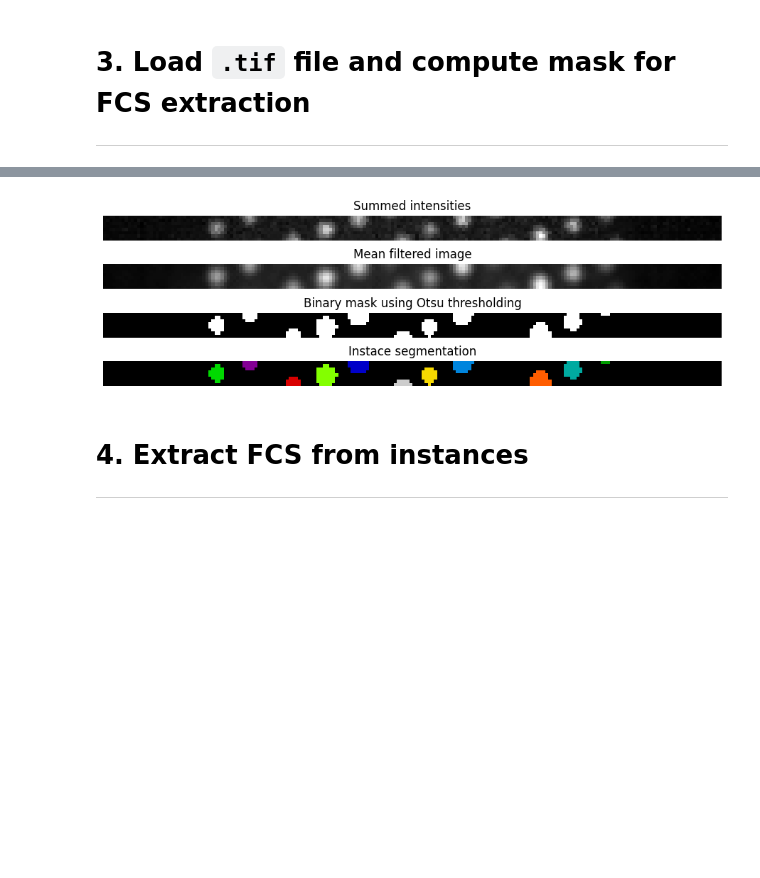
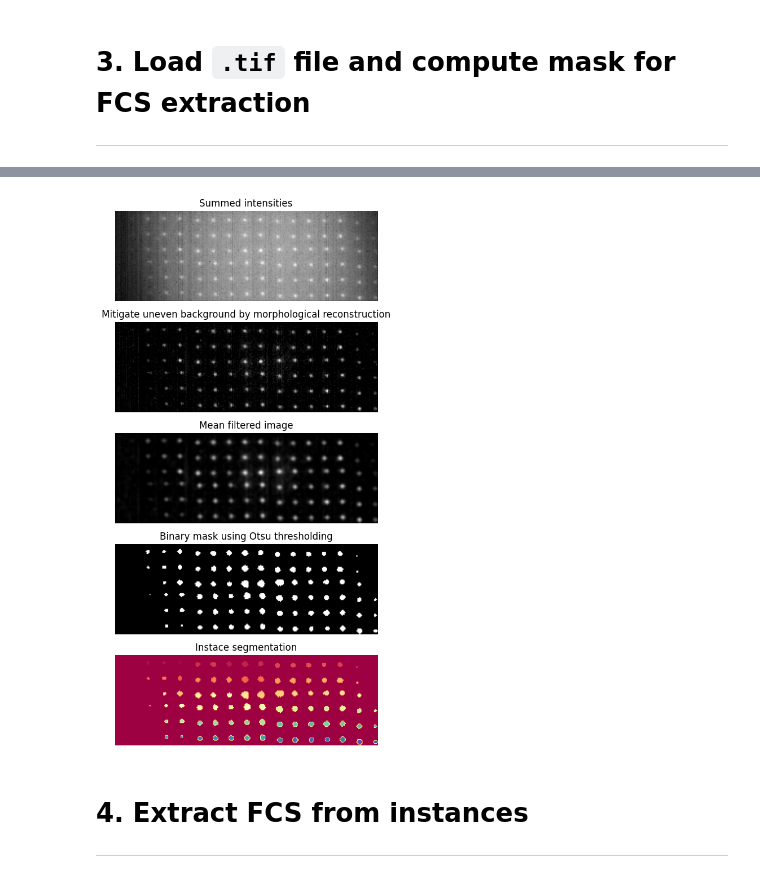
Before and after one commit to aseltmann/colabs-for-fcs, a Jupyter notebook: notebooks/Extract_FCS_from_widefield_camera.ipynb, the cells around one changed output, grey strips where cells are left out. Drawn from its saved outputs; the diff is of its cells as text; code cells hidden in the pictures; blank space fills up the shorter version.

Commit message:
Add morphological reconstr, ome-tiff workaround

```diff
--- a/notebooks/Extract_FCS_from_widefield_camera.ipynb
+++ b/notebooks/Extract_FCS_from_widefield_camera.ipynb
@@ -248,7 +247,9 @@ Mounted at /content/gdrive
 #@markdown * Right-click on the Google Drive folder containing your data (currently only 1 `.tif` file) and select "Copy path"
 #@markdown * **Note: if possible, save the `.tif` files as an image stack. Reading thousands of files takes a long time**
 #@markdown * Paste the folder path here:
-uploaded = '/content/gdrive/MyDrive/Colab Notebooks Data/extract FCS from widefield camera - data/80% 100\xB5s.tif' #@param {type:"string"}
+# test file 1: /content/gdrive/MyDrive/Colab Notebooks Data/extract FCS from widefield camera - data/80% 100µs.tif
+# test file 2: /content/gdrive/MyDrive/Colab Notebooks Data/extract FCS from widefield camera - data/20000-5ms+0,043-35pz_1_MMStack_Default.ome.tif
+uploaded = '/content/gdrive/MyDrive/Colab Notebooks Data/extract FCS from widefield camera - data/20000-5ms+0,043-35pz_1_MMStack_Default.ome.tif' #@param {type:"string"}
 uploaded = Path(uploaded)
 if uploaded.is_file:
     files = [uploaded]
@@ -264,9 +266,15 @@ pprint(f'Prepared paths: {files[:10]}', width=160)
 # %%
 #@title ##**3.1. Load volume, sum intensities along stack and normalize**
 if len(files) == 1:
+    try:
+        tif_metadata = iio.immeta(files[0])
+    except ValueError:
+        log.info('There was an error while loading the TIF file. Attempting to'
+                 ' load again without TIF metadata...')
+        tif_metadata = None
     tifdc = FCSfromTIF(original_tif=iio.imread(files[0]),
-                       tif_metadata=iio.immeta(files[0]),
-                       standardized_metadata=iio.improps(files[0]))
+                        tif_metadata=tif_metadata,
+                        standardized_metadata=iio.improps(files[0]))
 else:
     raise ValueError('Reading more than 1 file is not yet implemented')
 
@@ -285,5 +293,10 @@ tifdc.normalized_tif = ((tifdc.summed_tif - tif_sum_min) /
 # simple normalization
 # tif_norm = (tif_sum / tif_max) * 255
 
+# define constants for plotting
+XSIZE = 9
+YSIZE = tifdc.standardized_metadata.shape[0] // XSIZE
+YSIZE = YSIZE if YSIZE >= 3 else 3
+
 stackview.insight(tifdc.normalized_tif)
 # %% [output]
@@ -304,42 +318,52 @@ StackViewNDArray([[0.03638037, 0.01177283, 0.04963574, ..., 0.01959514,
 # %%
 #@title ##**3.2. Instance segmentation** { display-mode: "form" }
-# adapted from https://scikit-image.org/docs/stable/auto_examples/segmentation/plot_watershed.html#sphx-glr-auto-examples-segmentation-plot-watershed-py
+#@markdown * If the following is ticked, uneven background is removed by
+#@markdown [morphological reconstruction](https://scikit-image.org/docs/stable/auto_examples/color_exposure/plot_regional_maxima.html)
+mitigate_uneven_illumination = True #@param {type:"boolean"}
 
-# from skimage.segmentation import watershed
-# from skimage.feature import peak_local_max
+im = tifdc.normalized_tif.copy()
+if mitigate_uneven_illumination:
+    # first, correct uneven illumination - see:
+    # https://scikit-image.org/docs/stable/auto_examples/color_exposure/plot_regional_maxima.html
+    seed = tifdc.normalized_tif.copy()
+    seed[1:-1, 1:-1] = im.min()
+    dilated = ski.morphology.reconstruction(seed=seed, mask=im,
+                                            method='dilation')
+    im -= dilated
 
-im_neighborhood = disk(2)
-im_mean = filters.rank.mean(tifdc.normalized_tif, im_neighborhood)
-# im_mean = filters.gaussian(image, 1.5).astype(int)
+# second, perform mean filtering for more robust otsu thresholding
+im_neighborhood = ski.morphology.disk(2)
+im_mean = ski.filters.rank.mean(im, im_neighborhood)
+# im_mean = ski.filters.gaussian(im, 1.5)
 
-thresh_mean = filters.threshold_otsu(im_mean)
+# third, otsu thresholding for semantic segmentation
+thresh_mean = ski.filters.threshold_otsu(im_mean)
 tifdc.seg_dict['full_mask'] = im_mean > thresh_mean
-# distance = ndi.distance_transform_edt(tifdc.seg_dict['full_mask'])
-# coords = peak_local_max(distance, footprint=np.ones((3, 3)), labels=im_mean)
-# mask = np.zeros(distance.shape, dtype=bool)
-# mask[tuple(coords.T)] = True
+
+# fourth, instance segmentation
 markers, num_features = ndi.label(tifdc.seg_dict['full_mask'])
-# labels = watershed(-distance, markers, mask=im_mean)
 
-fig, axes = plt.subplots(4, figsize=(9, 3), sharex=True, sharey=True)
+fig, axes = plt.subplots(5, figsize=(XSIZE, YSIZE), sharex=True, sharey=True)
 ax = axes.ravel()
 
-ax[0].imshow(tifdc.normalized_tif, cmap=plt.cm.gray)
+ax[0].imshow(tifdc.normalized_tif, cmap="gray")
 ax[0].set_title('Summed intensities')
-ax[1].imshow(im_mean, cmap=plt.cm.gray)
-ax[1].set_title('Mean filtered image')
-ax[2].imshow(tifdc.seg_dict['full_mask'], cmap=plt.cm.gray)
-ax[2].set_title('Binary mask using Otsu thresholding')
-ax[3].imshow(markers, cmap=plt.cm.nipy_spectral)
-ax[3].set_title('Instace segmentation')
+ax[1].imshow(im, cmap="gray")
+ax[1].set_title('Mitigate uneven background by morphological reconstruction')
+ax[2].imshow(im_mean, cmap="gray")
+ax[2].set_title('Mean filtered image')
+ax[3].imshow(tifdc.seg_dict['full_mask'], cmap="gray")
+ax[3].set_title('Binary mask using Otsu thresholding')
+ax[4].imshow(markers, cmap="Spectral")
+ax[4].set_title('Instace segmentation')
 
 for a in ax:
     a.set_axis_off()
 
 fig.tight_layout()
 plt.show()
 # %% [output]
-[figure, old version]
+[figure, new version]
 # %% [markdown]
 # **4. Extract FCS from instances**
 ---
```
Also changed, not shown: parts of 6 cells of this notebook.
